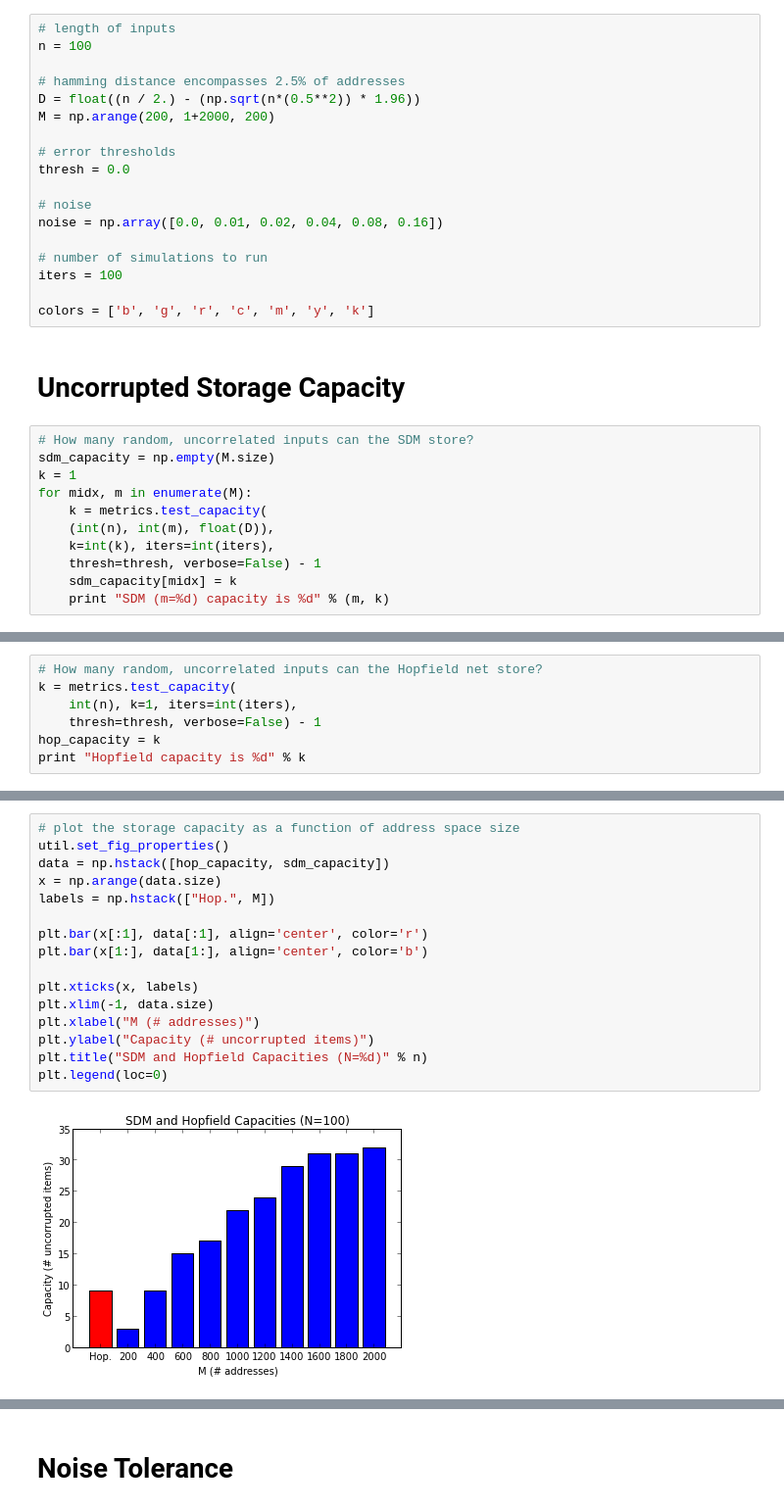
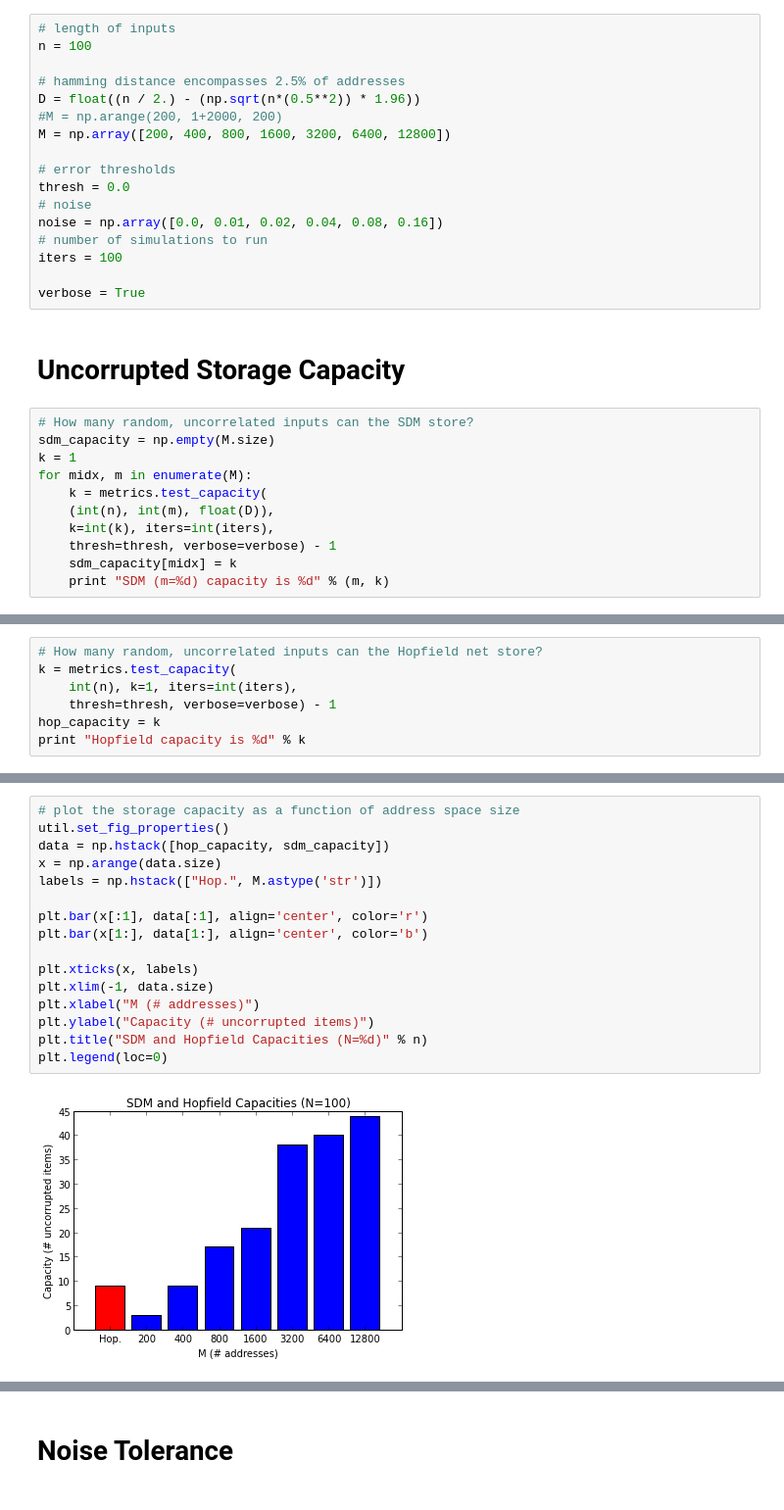
Before and after one commit to berkeley-cocosci/bayes-sdm, a Jupyter notebook: comparisons.ipynb, the cells around one changed output, grey strips where cells are left out. Shown at 98% size. Drawn from its saved outputs; the diff is of its cells as text.

```diff
--- a/comparisons.ipynb
+++ b/comparisons.ipynb
@@ -41,18 +41,17 @@ n = 100
 
 # hamming distance encompasses 2.5% of addresses
 D = float((n / 2.) - (np.sqrt(n*(0.5**2)) * 1.96))
-M = np.arange(200, 1+2000, 200)
+#M = np.arange(200, 1+2000, 200)
+M = np.array([200, 400, 800, 1600, 3200, 6400, 12800])
 
 # error thresholds
 thresh = 0.0
-
 # noise
 noise = np.array([0.0, 0.01, 0.02, 0.04, 0.08, 0.16])
-
 # number of simulations to run
 iters = 100
 
-colors = ['b', 'g', 'r', 'c', 'm', 'y', 'k']
+verbose = True
 # %% [markdown]
 # Uncorrupted Storage Capacity
 # %%
@@ -63,7 +62,7 @@ for midx, m in enumerate(M):
     k = metrics.test_capacity(
 	(int(n), int(m), float(D)),
 	k=int(k), iters=int(iters),
-	thresh=thresh, verbose=False) - 1
+	thresh=thresh, verbose=verbose) - 1
     sdm_capacity[midx] = k
     print "SDM (m=%d) capacity is %d" % (m, k)
 # %% [output]
@@ -81,7 +87,7 @@ SDM (m=2000) capacity is 32
 # How many random, uncorrelated inputs can the Hopfield net store?
 k = metrics.test_capacity(
     int(n), k=1, iters=int(iters),
-    thresh=thresh, verbose=False) - 1
+    thresh=thresh, verbose=verbose) - 1
 hop_capacity = k
 print "Hopfield capacity is %d" % k
 # %% [output]
@@ -89,21 +104,21 @@ Hopfield capacity is 9
 # %%
 # plot the storage capacity as a function of address space size
 util.set_fig_properties()
 data = np.hstack([hop_capacity, sdm_capacity])
 x = np.arange(data.size)
-labels = np.hstack(["Hop.", M])
+labels = np.hstack(["Hop.", M.astype('str')])
 
 plt.bar(x[:1], data[:1], align='center', color='r')
 plt.bar(x[1:], data[1:], align='center', color='b')
 
 plt.xticks(x, labels)
 plt.xlim(-1, data.size)
 plt.xlabel("M (# addresses)")
 plt.ylabel("Capacity (# uncorrupted items)")
 plt.title("SDM and Hopfield Capacities (N=%d)" % n)
 plt.legend(loc=0)
 # %% [output]
-[figure, old version]
+[figure, new version]
 # %%
 # plot the utilization as a function of address space size
 util.set_fig_properties()
```
Also changed, not shown: parts of 7 cells of this notebook, 2 other files.
